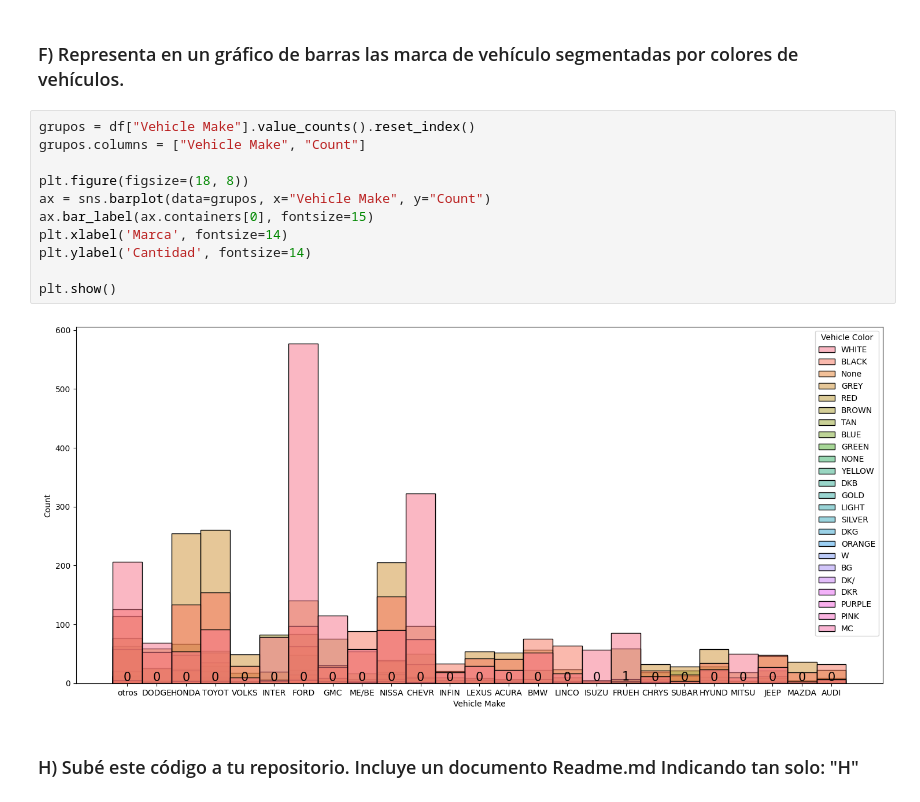
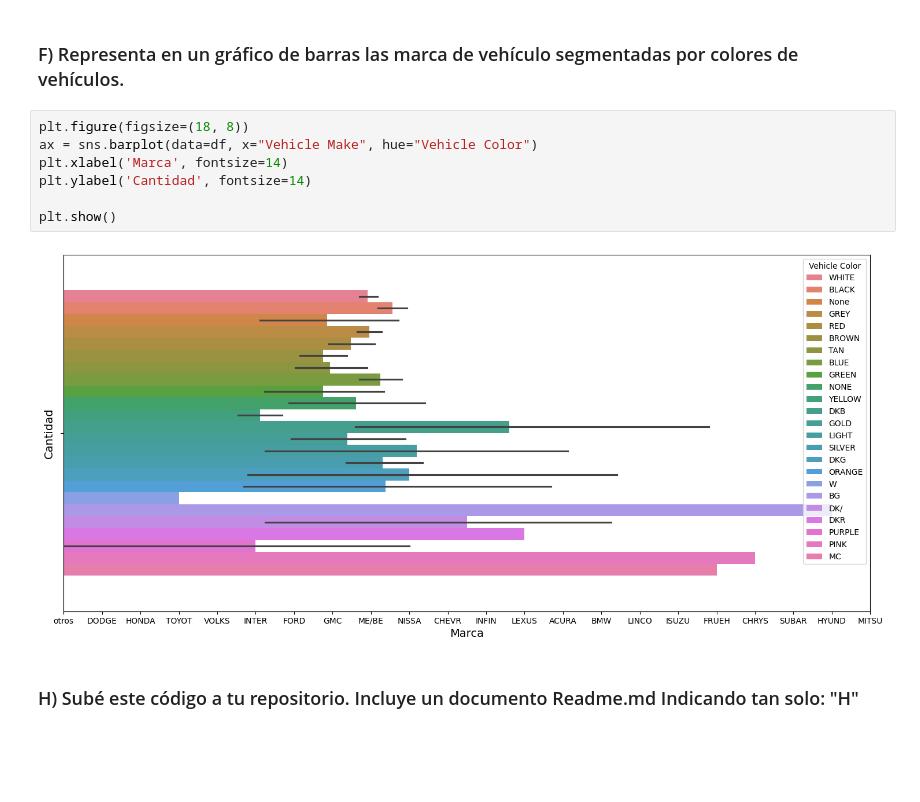
Before and after one commit to Daniel-theDeveloper/Proyecto_2, a Jupyter notebook: ProyectoPandas_Github.ipynb, the cells around one changed output. Saved outputs shown, nothing was run; the diff lists cells and outputs as text; blank space fills up the shorter version.

```diff
--- a/ProyectoPandas_Github.ipynb
+++ b/ProyectoPandas_Github.ipynb
@@ -99,18 +98,14 @@ Name: Vehicle Color, Length: 7282, dtype: object
 # %% [markdown]
 ### F) Representa en un gráfico de barras las marca de vehículo segmentadas por colores de vehículos.
 # %%
-grupos = df["Vehicle Make"].value_counts().reset_index()
-grupos.columns = ["Vehicle Make", "Count"]
-
 plt.figure(figsize=(18, 8))
-ax = sns.barplot(data=grupos, x="Vehicle Make", y="Count")
-ax.bar_label(ax.containers[0], fontsize=15)
+ax = sns.barplot(data=df, x="Vehicle Make", hue="Vehicle Color")
 plt.xlabel('Marca', fontsize=14)
 plt.ylabel('Cantidad', fontsize=14)
 
 plt.show()
 # %% [output]
-[figure, old version]
+[figure, new version]
 # %% [markdown]
 ### H) Subé este código a tu repositorio. Incluye un documento Readme.md Indicando tan solo: "H"
 # %% [markdown]
```
Also changed, not shown: parts of 3 cells of this notebook, 1 other file.
